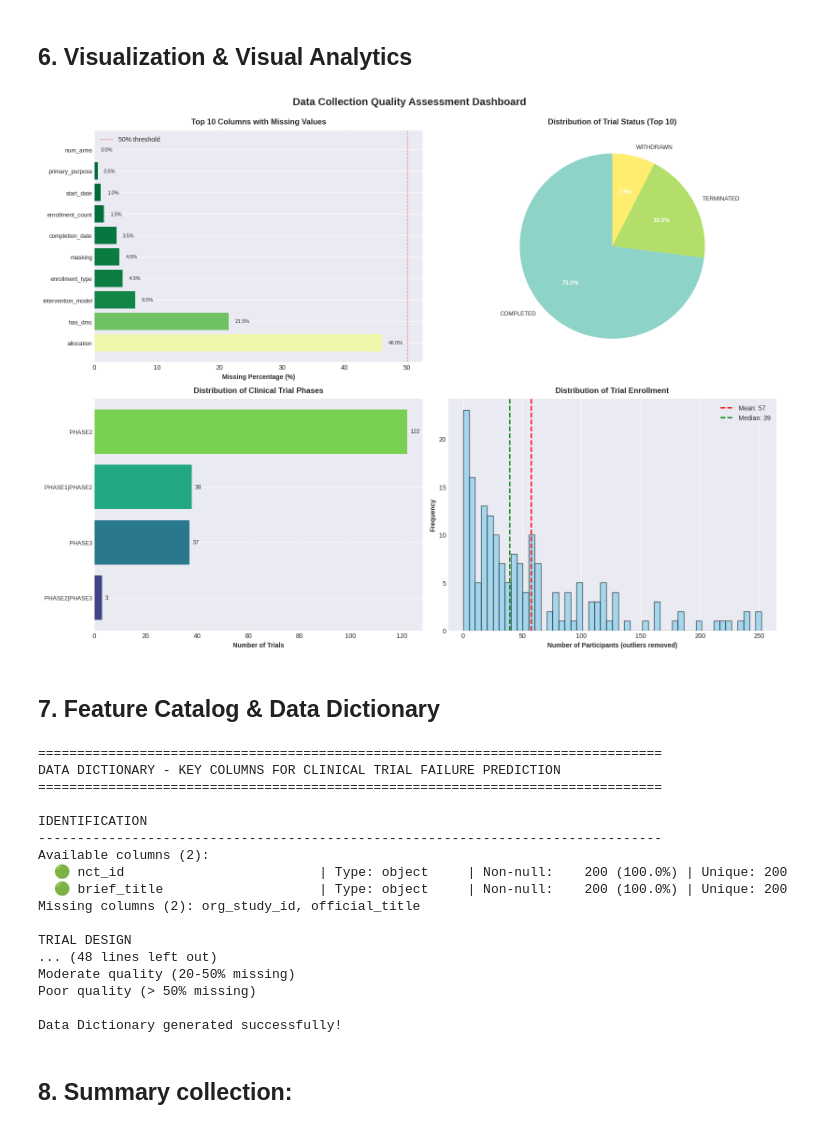
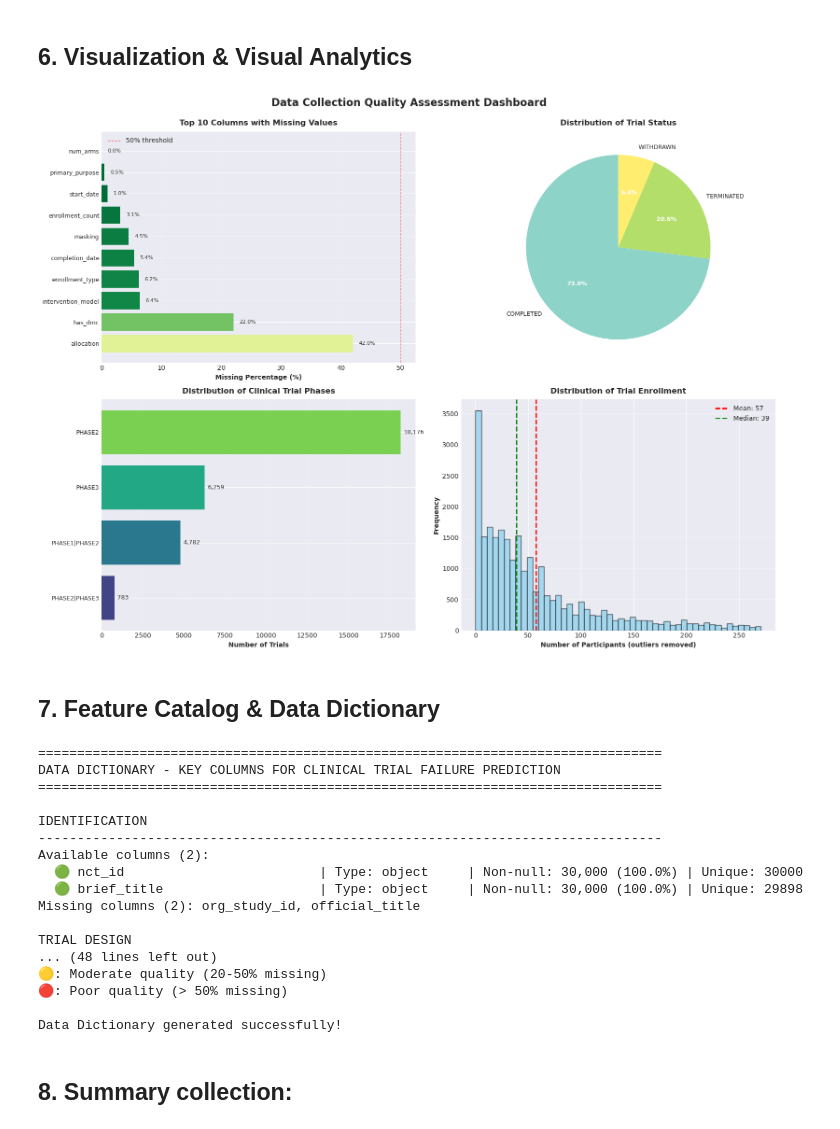
Before and after one commit to b28dbca4/Clinical-Trial-Failure-Prediction, a Jupyter notebook: notebooks/01_data_collection.ipynb, the cells around one changed output. Drawn from its saved outputs; the diff is of its cells as text; code cells hidden in the pictures.

```diff
--- a/notebooks/01_data_collection.ipynb
+++ b/notebooks/01_data_collection.ipynb
@@ -90,23 +98 @@ Project root: /home/lang-phu-quy/Documents/Introduction to Data Science/Final_pr
-# %%
-# Goal: reduce irrelevant studies at query time while keeping raw snapshots for reproducibility
-cfg = CollectConfig(
-    query_term='(cancer OR neoplasm OR carcinoma OR tumor OR malignan*)',
-    # These are "intent filters" (logged in metadata). If your query engine supports them in query.term,
-    # the loader will encode them; otherwise, you still filter again in preprocessing.
-    study_type_filter="INTERVENTIONAL",
-    # IMPORTANT: Loại bỏ "PHASE2/PHASE3" vì API không hỗ trợ (gây lỗi 400)
-    phase_filter=["PHASE2", "PHASE3"],  # Chỉ dùng PHASE2 và PHASE3 riêng lẻ
-    # Optional: only fetch labeled outcomes for supervised learning
-    overall_status_filter=["COMPLETED", "TERMINATED", "WITHDRAWN"],
-    max_studies=200,
-    page_size=1000,
-    sleep_s=0.3,
-    timeout_s=30,
-    max_retries=5,
-    retry_delay_s=2.0,
-    max_retry_delay_s=30.0,
-    retry_jitter_s=0.2,
-    prediction_time="t0 = StartDate",
-    label_definition="Hard label: Fail={WITHDRAWN,TERMINATED}; Success={COMPLETED}",
-)
 # %% [markdown]
@@ -246,10 +175,8 @@ raw_path, log_path
 # %%
-raw_path = Path(raw_path)
-meta_candidates = sorted(raw_path.parent.glob(f"ctgov_metadata_*{raw_path.stem.split('_')[-1]}*.json"))
-meta_path = meta_candidates[-1] if meta_candidates else None
+meta_path = raw_path.parent / "ctgov_metadata.json"
 
-print("Raw JSONL:", raw_path)
-print("Metadata:", meta_path)
+print("Raw JSONL:", str(raw_path).replace(str(Path.home()), "~"))
+print("Metadata:", str(meta_path).replace(str(Path.home()), "~") if meta_path.exists() else None)
 
 if meta_path and meta_path.exists():
     meta = json.loads(meta_path.read_text(encoding="utf-8"))
@@ -257,6 +184,6 @@ if meta_path and meta_path.exists():
               "prediction_time","label_definition"]:
         print(f"{k}: {meta.get(k)}")
 
-qa = raw_quality_report(raw_path, max_lines=5000)
+qa = raw_quality_report(raw_path, max_lines=100000)
 qa
 # %% [output]
@@ -655,7 +624,7 @@ for i, (bar, val) in enumerate(zip(bars, missing_pct)):
 # 2. Trial Status Distribution (Top-right)
 ax2 = axes[0, 1]
 if 'overall_status' in df.columns:
-    status_counts = df['overall_status'].value_counts().head(10)
+    status_counts = df['overall_status'].value_counts()
     colors_pie = plt.cm.Set3(np.linspace(0, 1, len(status_counts)))
 
     wedges, texts, autotexts = ax2.pie(status_counts.values,
@@ -664,7 +633,7 @@ if 'overall_status' in df.columns:
                                          colors=colors_pie,
                                          startangle=90,
                                          textprops={'fontsize': 9})
-    ax2.set_title('Distribution of Trial Status (Top 10)', fontweight='bold', pad=10)
+    ax2.set_title('Distribution of Trial Status', fontweight='bold', pad=10)
 
     # Make percentage text bold
     for autotext in autotexts:
@@ -699,34 +668,34 @@ ax4 = axes[1, 1]
 if 'enrollment_count' in df.columns:
     enrollment_data = df['enrollment_count'].dropna()
 
     if len(enrollment_data) > 0:
         # Remove extreme outliers for better visualization
         Q1 = enrollment_data.quantile(0.25)
         Q3 = enrollment_data.quantile(0.75)
         IQR = Q3 - Q1
         filtered_enrollment = enrollment_data[(enrollment_data >= Q1 - 1.5*IQR) &
                                                (enrollment_data <= Q3 + 1.5*IQR)]
 
         ax4.hist(filtered_enrollment, bins=50, color='skyblue', edgecolor='black', alpha=0.7)
         ax4.axvline(filtered_enrollment.mean(), color='red', linestyle='--',
                     linewidth=2, label=f'Mean: {filtered_enrollment.mean():.0f}')
         ax4.axvline(filtered_enrollment.median(), color='green', linestyle='--',
                     linewidth=2, label=f'Median: {filtered_enrollment.median():.0f}')
         ax4.set_xlabel('Number of Participants (outliers removed)', fontweight='bold')
         ax4.set_ylabel('Frequency', fontweight='bold')
         ax4.set_title('Distribution of Trial Enrollment', fontweight='bold', pad=10)
         ax4.legend()
         ax4.grid(axis='y', alpha=0.3)
     else:
         ax4.text(0.5, 0.5, 'No enrollment data available', ha='center', va='center')
 else:
     ax4.text(0.5, 0.5, 'Enrollment data not available', ha='center', va='center')
     ax4.set_title('Distribution of Trial Enrollment', fontweight='bold', pad=10)
 
 plt.tight_layout()
 plt.show()
 # %% [output]
-[figure, old version]
+[figure, new version]
 # %% [markdown]
 ## 7. Feature Catalog & Data Dictionary
 # %%
@@ -772,9 +741,9 @@ for category, cols in categories.items():
 print("\n" + "="*80)
 print("LEGEND")
 print("="*80)
-print("Good quality (< 20% missing)")
-print("Moderate quality (20-50% missing)")
-print("Poor quality (> 50% missing)")
+print("🟢: Good quality (< 20% missing)")
+print("🟡: Moderate quality (20-50% missing)")
+print("🔴: Poor quality (> 50% missing)")
 print("\nData Dictionary generated successfully!")
 # %% [output]
 ================================================================================
@@ -784,14 +753,14 @@ DATA DICTIONARY - KEY COLUMNS FOR CLINICAL TRIAL FAILURE PREDICTION
 IDENTIFICATION
 --------------------------------------------------------------------------------
 Available columns (2):
-  🟢 nct_id                         | Type: object     | Non-null:    200 (100.0%) | Unique: 200
-  🟢 brief_title                    | Type: object     | Non-null:    200 (100.0%) | Unique: 200
+  🟢 nct_id                         | Type: object     | Non-null: 30,000 (100.0%) | Unique: 30000
+  🟢 brief_title                    | Type: object     | Non-null: 30,000 (100.0%) | Unique: 29898
 Missing columns (2): org_study_id, official_title
 
 TRIAL DESIGN
 ... (48 lines left out)
-Moderate quality (20-50% missing)
-Poor quality (> 50% missing)
+🟡: Moderate quality (20-50% missing)
+🔴: Poor quality (> 50% missing)
 
 Data Dictionary generated successfully!
 # %% [markdown]
```
Also changed, not shown: parts of 51 cells of this notebook, 2 other files.
